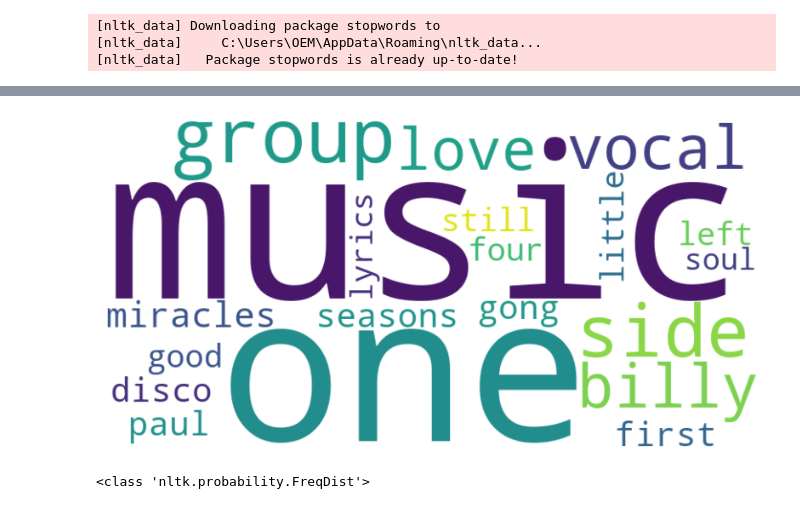
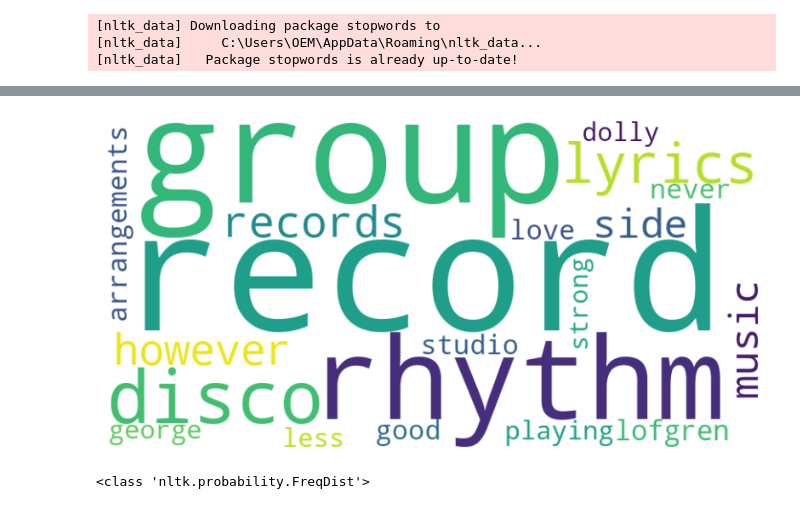
Before and after one commit to dominic1066/RIU, a Jupyter notebook: RIU.ipynb, the cells around one changed output, grey strips where cells are left out. Drawn from its saved outputs; the diff is of its cells as text; code cells hidden in the pictures.

```diff
--- a/RIU.ipynb
+++ b/RIU.ipynb
@@ -1,4 +1,5 @@
 # %%
+from ast import pattern
 import nltk
 import string
 from nltk.corpus import PlaintextCorpusReader
@@ -6,10 +7,45 @@ from nltk import FreqDist
 from nltk.corpus import stopwords
 from wordcloud import WordCloud
 import matplotlib.pyplot as plt
+import re
 
-
+punctuation_set = set(string.punctuation)
+print("Punctuation set:", punctuation_set)
+additional_punctuation = set(["'s", "'m", "'", '.', '"', "n't","'ve",'’', '“', '”', '–', '—', '...', '``', "''", '‘', '•', '”.', '",', '”,', '.”', ".'", '’,', '–,', '—,', '’.', '(‘', '".', ').'])
+print("Additional punctuation set:", additional_punctuation)
+reserved_words = set(["reviewed", "album", "record", "company","artist"])
 nltk.download('stopwords')
 stop_words = set(stopwords.words('english'))
+
+def do_scrubbing(tokens: list, remove_punctuation=True, remove_additional_puctuation=True, remove_stopwords=True, remove_reserved_words=True, lowercase=True):
+    # Example scrubbing function (can be customized)
+    print("Initial token count:", len(tokens))
+    if lowercase:
+        tokens = [token.lower() for token in tokens]
+    if (remove_punctuation):
+        tokens = [word for word in tokens if word not in punctuation_set]
+        # tokens = [token.translate(str.maketrans('', '', string.punctuation)) for token in tokens]
+    print("token count 2:", len(tokens))
+
+    if remove_additional_puctuation:
+        tokens = [word for word in tokens if word not in additional_punctuation]
+    print("token count 3:", len(tokens))
+
+    if remove_stopwords:
+        tokens = [word for word in tokens if word not in stop_words]
+    print("token count 4:", len(tokens))
+
+    if remove_reserved_words:
+        tokens = [word for word in tokens if word not in reserved_words]
+    print("token count 5:", len(tokens))
+
+    return tokens
+
+def remove_header_lines(body: str, pattern: str) -> str:
+    lines = body.split('\n')
+    reg_exp = re.compile(pattern)
+    cleaned_lines = [line for line in lines if not reg_exp.search(line)]
+    return '\n'.join(cleaned_lines)
 
 # Or use NLTK's PlaintextCorpusReader for a directory of text files
 corpus_root = '.'  # Directory containing your text files
@@ -17,48 +53,39 @@ file_pattern = r'.*\.txt'  # Pattern to match .txt files
 corpus = PlaintextCorpusReader(corpus_root, file_pattern)
 
 # Access the text
-words = corpus.words('ALBUMS 97.06.01.txt')
-raw_text_97 = corpus.raw('ALBUMS 97.06.01.txt')
+# words = corpus.words('ALBUMS 97.06.01.txt')
+raw_text_97 = corpus.raw(['ALBUMS 97.06.01.txt', 'ALBUMS 97.07.01.txt', 'ALBUMS 97.08.01.txt', 'ALBUMS 97.09.01.txt', 'ALBUMS 97.10.01.txt'])
+raw_text_97 = remove_header_lines(raw_text_97, r'^(Reviewed By:|Artist:|Album:|Record Label:).*$')
+raw_text_77 = corpus.raw(['RECORDS 77.06.01.txt', 'RECORDS 77.07.01.txt', 'RECORDS 77.08.01.txt', 'RECORDS 77.09.01.txt', 'RECORDS 77.10.01.txt'])
+raw_text_77 = remove_header_lines(raw_text_77, r'^(Reviewed By:|Artist:|Album:|Record Label:).*$')
 
-# print(type(corpus))
-# print(type(words))
-tokens = nltk.word_tokenize(raw_text_97.lower(), language='english', preserve_line=True)
-filtered_tokens = [word for word in tokens if word.lower() not in stop_words]
-punctuation_set = set(string.punctuation)
-punctuation_set.update(["'s", "'", '"', '’', '“', '”', '–', '—', '...', '``', "''", '‘', '•'])
-reserved_words = set(["reviewed", "album", "record", "company","artist"])
-filtered_tokens_2 = [word for word in filtered_tokens if word not in punctuation_set and word not in reserved_words]
-concordance_1 = FreqDist(filtered_tokens_2)
+tokeniser = nltk.tokenize.WordPunctTokenizer()
+# tokens_97 = nltk.word_tokenize(raw_text_97, language='english', preserve_line=True)
+tokens_97 = tokeniser.tokenize(raw_text_97)
+tokens_97 = do_scrubbing(tokens_97, remove_reserved_words=False)
+print("token count after scrubbing:", len(tokens_97))
+concordance_1 = FreqDist(tokens_97)
+# tokens_77 = nltk.word_tokenize(raw_text_77, language='english', preserve_line=True)
+tokens_77 = tokeniser.tokenize(raw_text_77)
+print(tokens_77)
+tokens_77 = do_scrubbing(tokens_77, remove_reserved_words=False)
+print("token count after scrubbing:", len(tokens_77))
+print(tokens_77)
+concordance_2 = FreqDist(tokens_77)
 
-# print(type(tokens))
-# text = nltk.Text(filtered_tokens)
-# print(text.concordance('rock'))
-print(FreqDist(filtered_tokens).most_common(100))
-print(FreqDist(filtered_tokens_2).most_common(100))
 
-raw_text_77 = corpus.raw('RECORDS 77.06.01.txt')
-
-# print(type(corpus))
-# print(type(words))
-tokens = nltk.word_tokenize(raw_text_77.lower(), language='english', preserve_line=True)
-filtered_tokens = [word for word in tokens if word.lower() not in stop_words]
-filtered_tokens_2 = [word for word in filtered_tokens if word not in punctuation_set and word not in reserved_words]
-# print(type(tokens))
-# text = nltk.Text(filtered_tokens)
-# print(text.concordance('disco'))
-concordance_2 = FreqDist(filtered_tokens_2)
-print(FreqDist(filtered_tokens).most_common(100))
-print(FreqDist(filtered_tokens_2).most_common(100))
+print("***", concordance_1.most_common(100))
+print("***", concordance_2.most_common(100))
 
 more_in_1 = concordance_1 - concordance_2  # Words more common in first corpus
 more_in_2 = concordance_2 - concordance_1  # Words more common in second corpus
-print(more_in_1.most_common(20))
+print("---", more_in_1.most_common(20))
 wordcloud = WordCloud(width=800, height=400, background_color='white').generate_from_frequencies(dict(more_in_1.most_common(20)))
 plt.figure(figsize=(10, 5))
 plt.imshow(wordcloud, interpolation='bilinear')
 plt.axis("off") # Turn off the axis labels
 plt.show()
-print(more_in_2.most_common(20))
+print("---", more_in_2.most_common(20))
 wordcloud = WordCloud(width=800, height=400, background_color='white').generate_from_frequencies(dict(more_in_2.most_common(20)))
 plt.figure(figsize=(10, 5))
 plt.imshow(wordcloud, interpolation='bilinear')
@@ -79,2 +120,2 @@ print(type(concordance_1))
-[figure, old version]
+[figure, new version]
 <class 'nltk.probability.FreqDist'>
```
Also changed, not shown: parts of 3 cells of this notebook, 13 other files.
